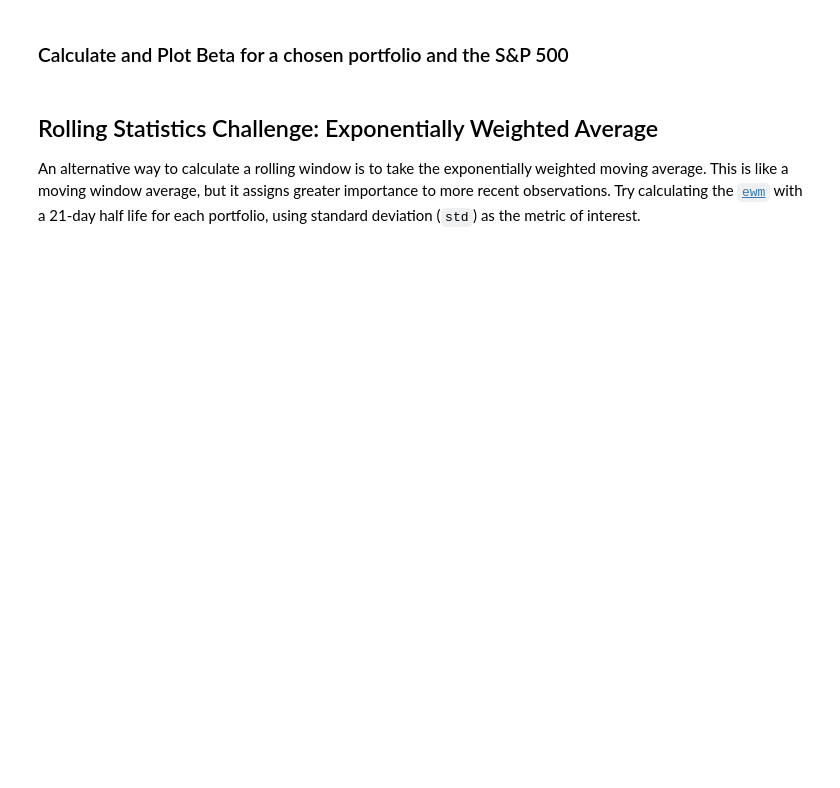
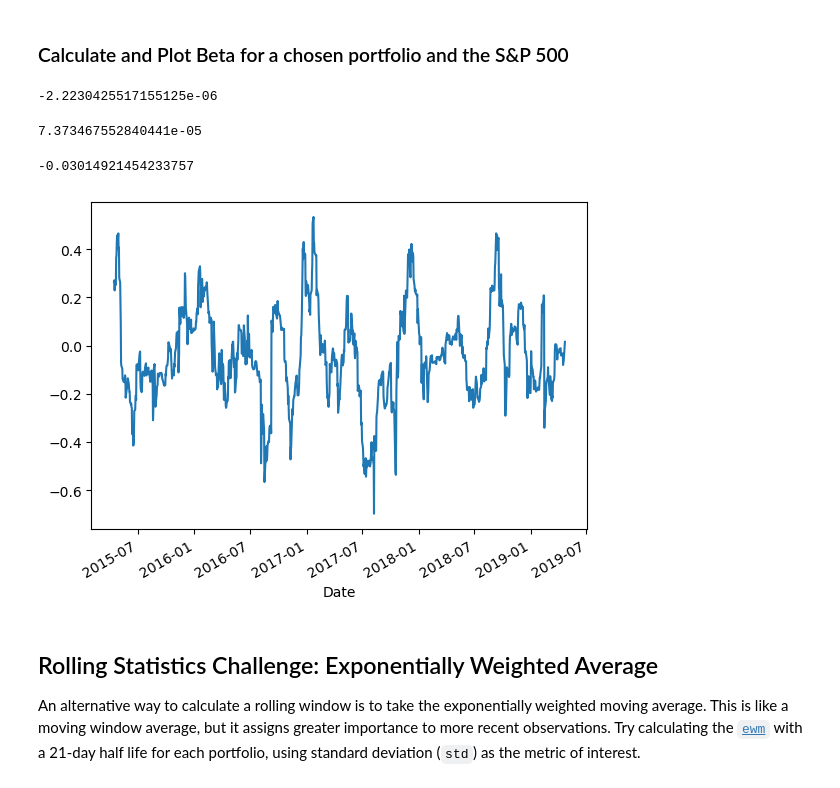
Before and after one commit to TDanner7/Portfolio-Review, a Jupyter notebook: Starter_Code/whale_analysis.ipynb, the cells around one changed output. Drawn from its saved outputs; the diff is of its cells as text; code cells hidden in the pictures; blank space fills up the shorter version.

```diff
--- a/Starter_Code/whale_analysis.ipynb
+++ b/Starter_Code/whale_analysis.ipynb
@@ -275,12 +315,34 @@ Risk changes over time. Analyze the rolling statistics for Risk and Beta.
 ### Calculate and Plot Beta for a chosen portfolio and the S&P 500
 # %%
 # Calculate covariance of a single portfolio
-
-# Calculate variance of S&P 500
-
-# Computing beta
-
-# Plot beta trend
+algo_1_covariance = combined_returns_df['Algo 1'].cov(combined_returns_df['S&P 500'])
+algo_1_covariance
+# %% [output]
+-2.2230425517155125e-06
+# %%
+# Calculate variance of S&P 500
+variance_sp500 = combined_returns_df['S&P 500'].var()
+variance_sp500
+# %% [output]
+7.373467552840441e-05
+# %%
+# Computing beta
+algo_1_beta = algo_1_covariance / variance_sp500
+algo_1_beta
+# %% [output]
+-0.03014921454233757
+# %%
+#calc rolling covariance and sp500 rolling variance
+rolling_algo_1_covariance = combined_returns_df['Algo 1'].rolling(window=30).cov(combined_returns_df['S&P 500'])
+
+rolling_sp500_variance = combined_returns_df['S&P 500'].rolling(window=30).var()
+
+rolling_algo_1_beta = rolling_algo_1_covariance/rolling_sp500_variance
+
+# Plot beta trend (30 day rolling)
+rolling_algo_1_beta.plot();
+# %% [output]
+[figure, added]
 # %% [markdown]
 ## Rolling Statistics Challenge: Exponentially Weighted Average
 
```
Also changed, not shown: parts of 29 cells of this notebook, 3 other files.
